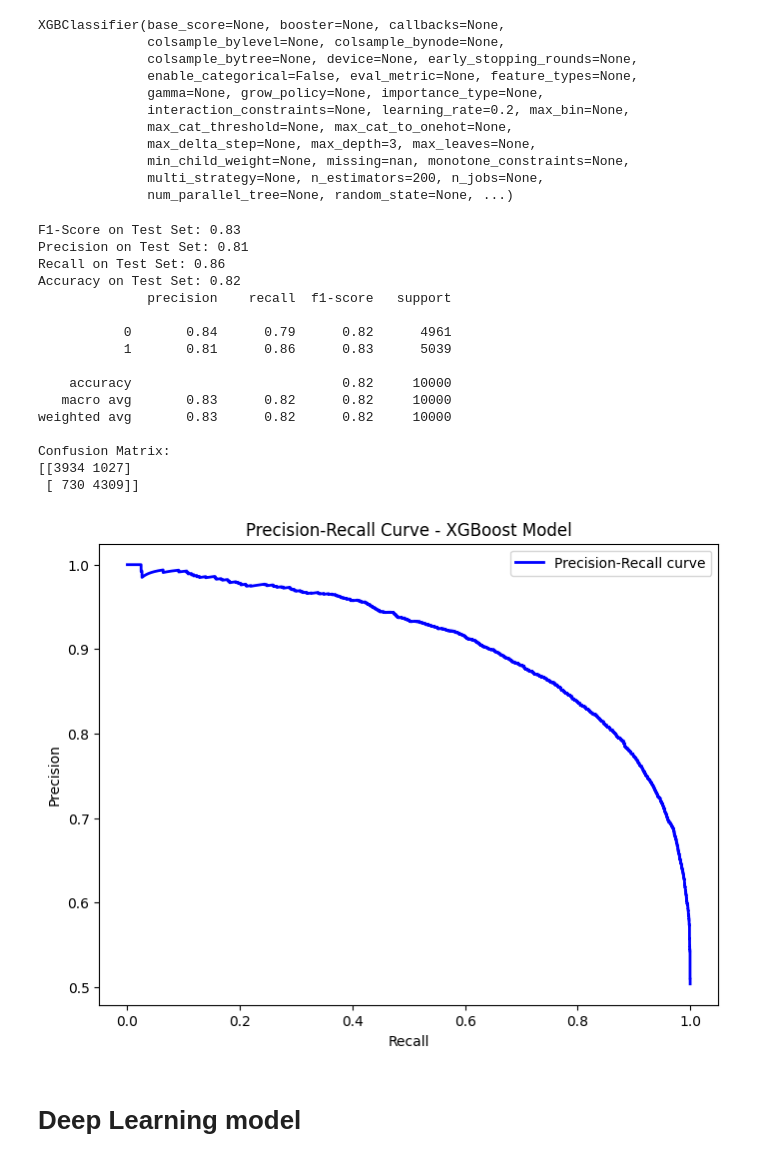
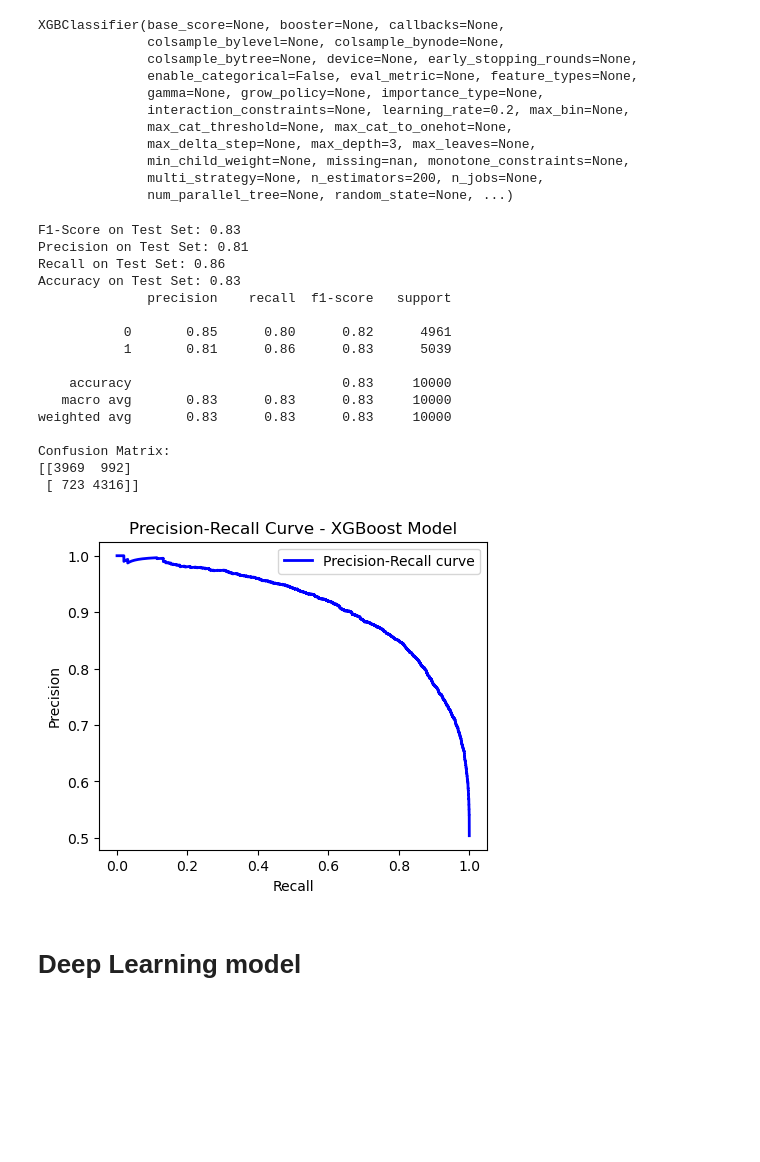
Before and after one commit to kushalnavghare/movie-review-sentiment-analysis, a Jupyter notebook: code/TraditionalML_MovieSentimentAnalysis.ipynb, the cells around one changed output. Drawn from its saved outputs; the diff is of its cells as text; code cells hidden in the pictures; blank space fills up the shorter version.

```diff
--- a/code/TraditionalML_MovieSentimentAnalysis.ipynb
+++ b/code/TraditionalML_MovieSentimentAnalysis.ipynb
@@ -60,7 +74,7 @@ drive/  sample_data/
 Dataset: [https://www.kaggle.com/datasets/lakshmi25npathi/imdb-dataset-of-50k-movie-reviews](https://www.kaggle.com/datasets/lakshmi25npathi/imdb-dataset-of-50k-movie-reviews)
 # %%
 # file path
-file_path = "/content/drive/MyDrive/project_dsc540/data/IMDB_reviews_dataset.csv"
+file_path = "../data/IMDB_reviews_dataset.csv"
 # %%
 # read data
 df = pd.read_csv(file_path)
@@ -509,34 +525,34 @@ print(confusion_matrix(y_test, test_preds))
 F1-Score on Test Set: 0.83
 Precision on Test Set: 0.81
 Recall on Test Set: 0.86
-Accuracy on Test Set: 0.82
+Accuracy on Test Set: 0.83
               precision    recall  f1-score   support
 
-           0       0.84      0.79      0.82      4961
+           0       0.85      0.80      0.82      4961
            1       0.81      0.86      0.83      5039
 
-    accuracy                           0.82     10000
-   macro avg       0.83      0.82      0.82     10000
-weighted avg       0.83      0.82      0.82     10000
+    accuracy                           0.83     10000
+   macro avg       0.83      0.83      0.83     10000
+weighted avg       0.83      0.83      0.83     10000
 
 Confusion Matrix:
-[[3934 1027]
- [ 730 4309]]
+[[3969  992]
+ [ 723 4316]]
 # %%
 from sklearn.metrics import precision_recall_curve
 
 pred_proba = model_XGB.predict_proba(X_test_tfidf)
 precision, recall, _ = precision_recall_curve(y_test, pred_proba[:,1])
 
-plt.figure(figsize=(8, 6))
+plt.figure(figsize=(5, 4))
 plt.plot(recall, precision, color='blue', lw=2, label='Precision-Recall curve')
 plt.xlabel('Recall')
 plt.ylabel('Precision')
 plt.title('Precision-Recall Curve - XGBoost Model')
 plt.legend(loc='best')
 plt.show()
 # %% [output]
-[figure, old version]
+[figure, new version]
 # %% [markdown]
 # Deep Learning model
 # %%
```
Also changed, not shown: parts of 41 cells of this notebook.
